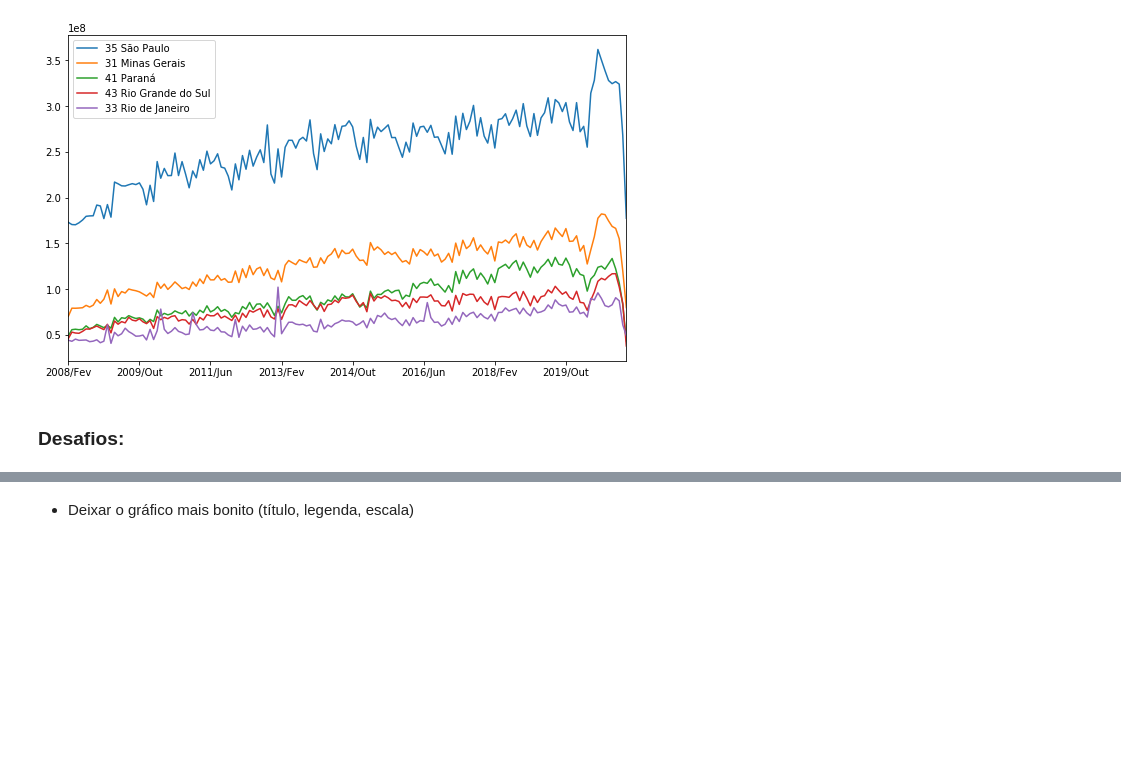
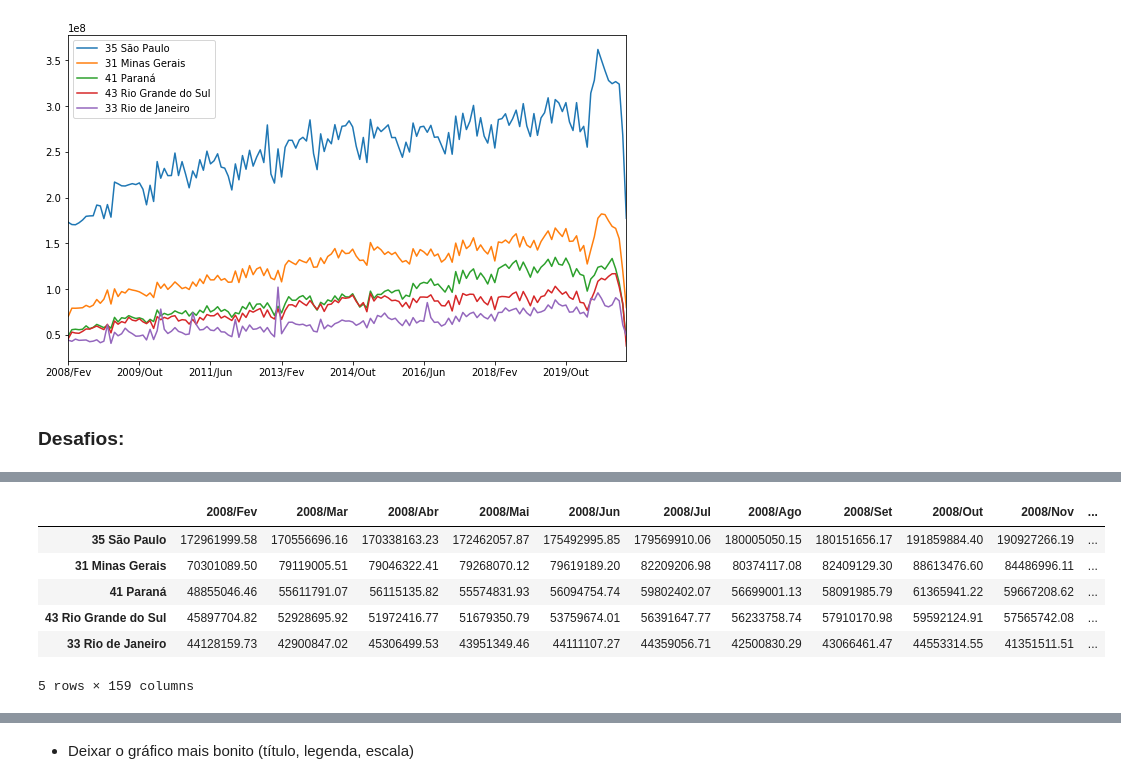
Before and after one commit to bibianaprevedello/Bootcamp-Alura, a Jupyter notebook: Módulo 01 - Python e Pandas para Análise de Dados Reais.ipynb, the cells around one changed output, grey strips where cells are left out. Drawn from its saved outputs; the diff is of its cells as text; code cells hidden in the pictures; blank space fills up the shorter version.

```diff
--- a/Módulo 01 - Python e Pandas para Análise de Dados Reais.ipynb
+++ b/Módulo 01 - Python e Pandas para Análise de Dados Reais.ipynb
@@ -467,0 +480,19 @@ ordenado_por_total.head(5).T.plot(figsize=(10,6))
+# %%
+regiao_sudeste = ordenado_por_total
+
+regiao_sudeste["Região"] = ordenado_por_total.index.str[0]
+
+dicionario_regiao = {"1": "Norte", "2": "Nordeste", "3": "Sudeste", "4": "Sul", "5": "Centro Oeste"}
+
+for item in dicionario_regiao.keys():
+    regiao_sudeste["Região"] = regiao_sudeste["Região"].replace(item, dicionario_regiao[item])
+
+regiao_sudeste.head()
+# %% [output]
+|  | 2008/Fev | 2008/Mar | 2008/Abr | 2008/Mai | 2008/Jun | 2008/Jul | 2008/Ago | 2008/Set | 2008/Out | 2008/Nov | ... |
+| 35 São Paulo | 172961999.58 | 170556696.16 | 170338163.23 | 172462057.87 | 175492995.85 | 179569910.06 | 180005050.15 | 180151656.17 | 191859884.40 | 190927266.19 | ... |
+| 31 Minas Gerais | 70301089.50 | 79119005.51 | 79046322.41 | 79268070.12 | 79619189.20 | 82209206.98 | 80374117.08 | 82409129.30 | 88613476.60 | 84486996.11 | ... |
+| 41 Paraná | 48855046.46 | 55611791.07 | 56115135.82 | 55574831.93 | 56094754.74 | 59802402.07 | 56699001.13 | 58091985.79 | 61365941.22 | 59667208.62 | ... |
+| 43 Rio Grande do Sul | 45897704.82 | 52928695.92 | 51972416.77 | 51679350.79 | 53759674.01 | 56391647.77 | 56233758.74 | 57910170.98 | 59592124.91 | 57565742.08 | ... |
+| 33 Rio de Janeiro | 44128159.73 | 42900847.02 | 45306499.53 | 43951349.46 | 44111107.27 | 44359056.71 | 42500830.29 | 43066461.47 | 44553314.55 | 41351511.51 | ... |
+5 rows × 159 columns
```
Also changed, not shown: parts of 5 cells of this notebook.
